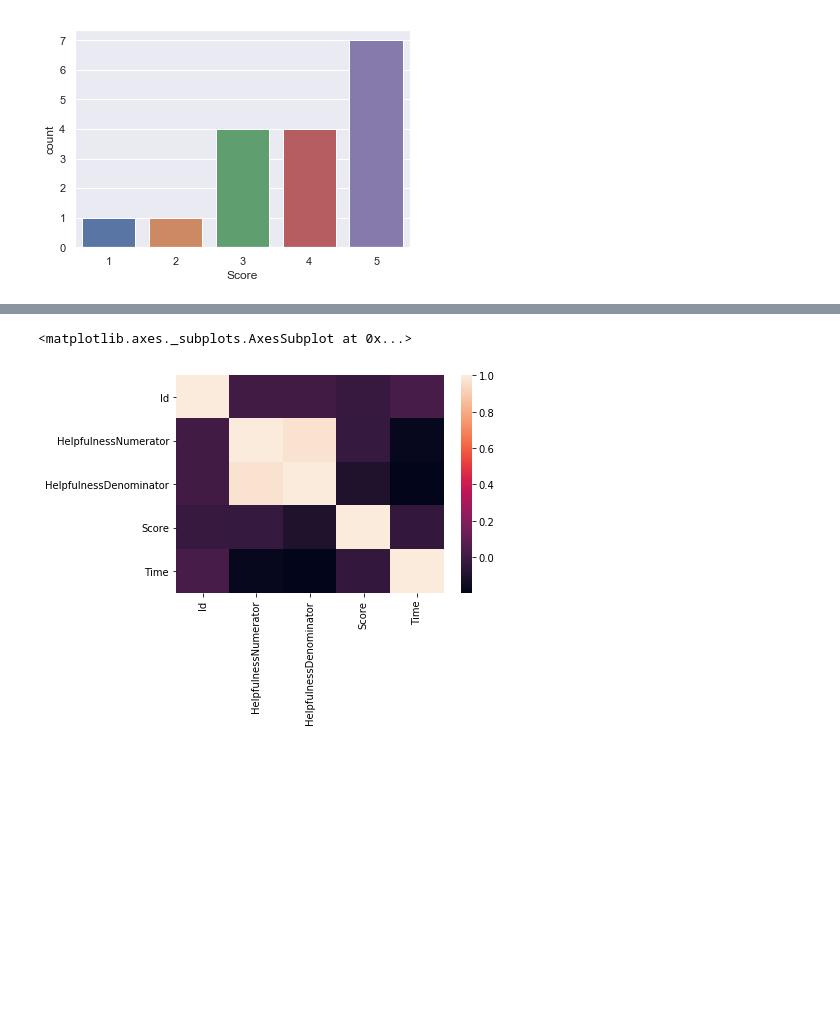
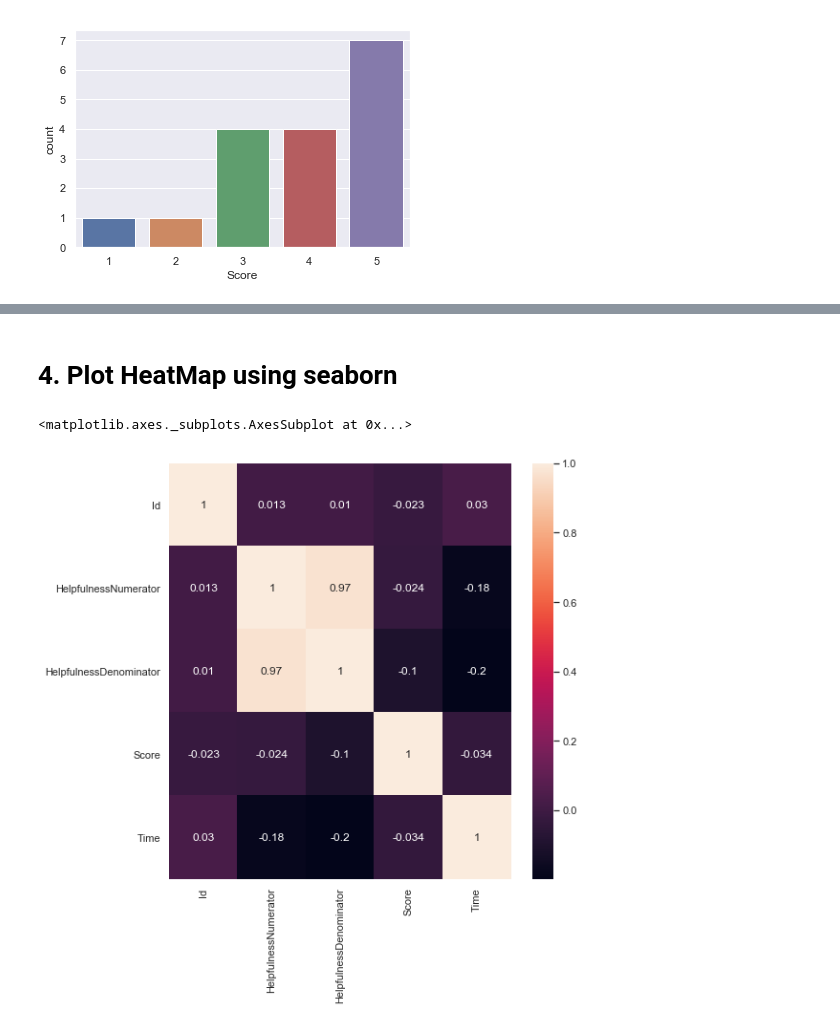
Before and after one commit to IanChen5273/Machined-learning, a Jupyter notebook: HW2.ipynb, the cells around one changed output, grey strips where cells are left out. Saved outputs shown, nothing was run; the diff lists cells and outputs as text; code cells hidden in the pictures; blank space fills up the shorter version.

```diff
--- a/HW2.ipynb
+++ b/HW2.ipynb
@@ -61,7 +72,10 @@ plt.show()
+# %% [markdown]
+# 4. Plot HeatMap using seaborn
 # %%
 corr = dataset.corr()
-# %%
-sns.heatmap(corr)
-# %% [output]
-<matplotlib.axes._subplots.AxesSubplot at 0x...>
-[figure, removed]
+# %%
+plt.figure(figsize=(8, 8))
+sns.heatmap(corr,annot=True)
+# %% [output]
+<matplotlib.axes._subplots.AxesSubplot at 0x...>
+[figure, added]
```
Also changed, not shown: parts of 9 cells of this notebook.
